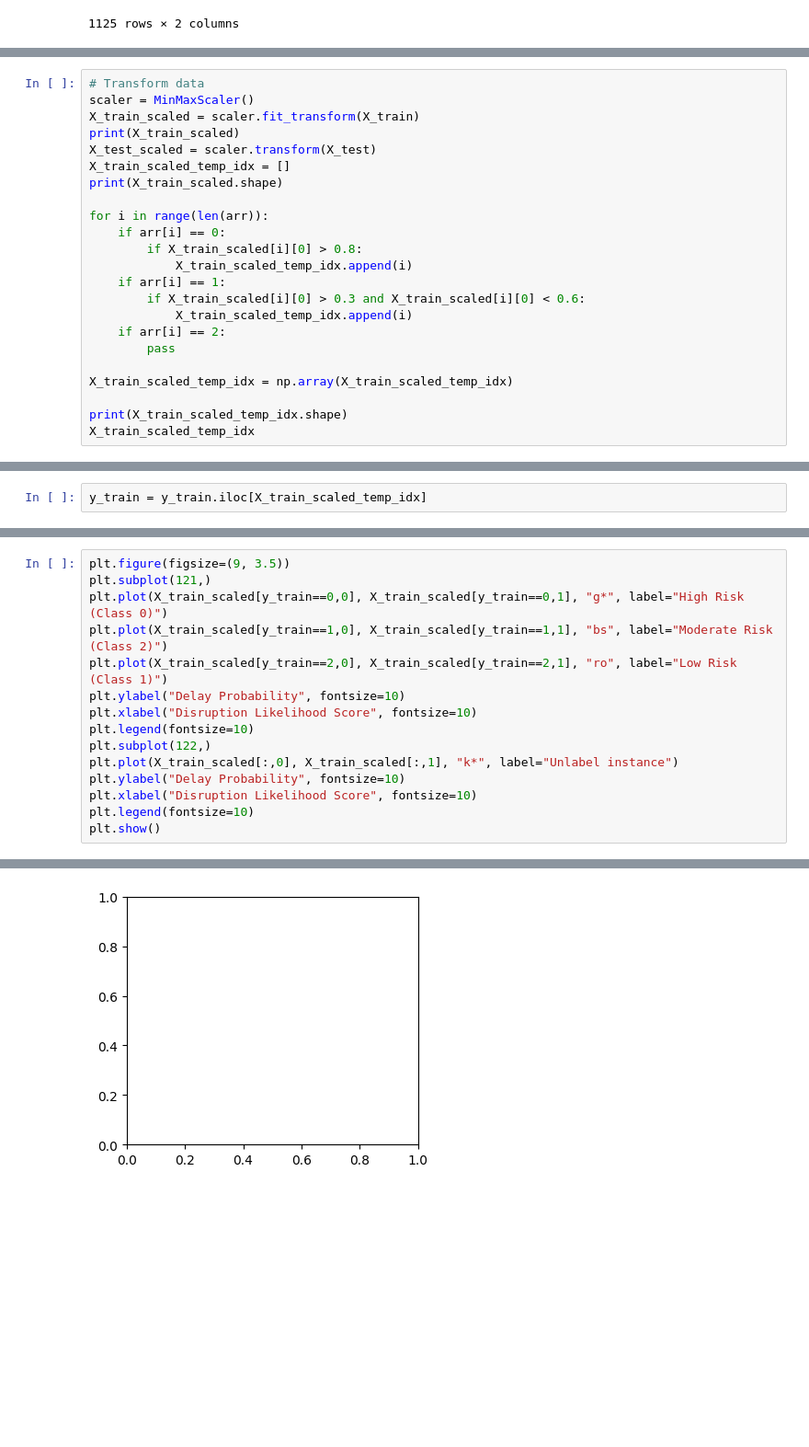
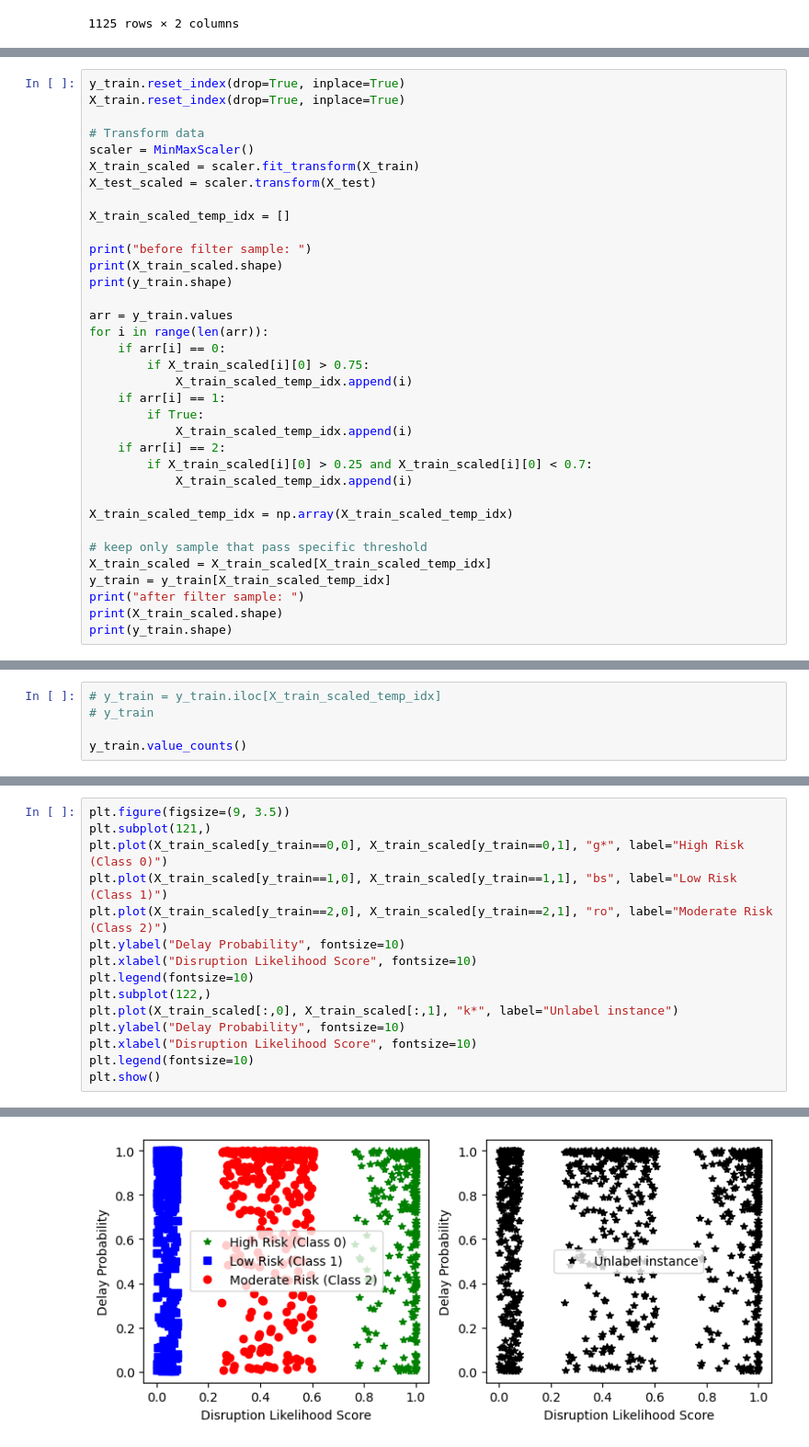
Before and after one commit to ML-PROJECT-KMITL/logistic-ml-project, a Jupyter notebook: classification/kmean_algomerative/kmean_algomerative.ipynb, the cells around one changed output, grey strips where cells are left out. Shown at 92% size. Drawn from its saved outputs; the diff is of its cells as text; blank space fills up the shorter version.

```diff
--- a/classification/kmean_algomerative/kmean_algomerative.ipynb
+++ b/classification/kmean_algomerative/kmean_algomerative.ipynb
@@ -229,24 +195,36 @@ RangeIndex(start=0, stop=1125, step=1)
 # %%
+y_train.reset_index(drop=True, inplace=True)
+X_train.reset_index(drop=True, inplace=True)
+
 # Transform data
 scaler = MinMaxScaler()
 X_train_scaled = scaler.fit_transform(X_train)
-print(X_train_scaled)
 X_test_scaled = scaler.transform(X_test)
+
 X_train_scaled_temp_idx = []
+
+print("before filter sample: ")
 print(X_train_scaled.shape)
+print(y_train.shape)
 
+arr = y_train.values
 for i in range(len(arr)):
     if arr[i] == 0:
-        if X_train_scaled[i][0] > 0.8:
+        if X_train_scaled[i][0] > 0.75:
             X_train_scaled_temp_idx.append(i)
     if arr[i] == 1:
-        if X_train_scaled[i][0] > 0.3 and X_train_scaled[i][0] < 0.6:
+        if True:
             X_train_scaled_temp_idx.append(i)
     if arr[i] == 2:
-        pass
+        if X_train_scaled[i][0] > 0.25 and X_train_scaled[i][0] < 0.7:
+            X_train_scaled_temp_idx.append(i)
 
 X_train_scaled_temp_idx = np.array(X_train_scaled_temp_idx)
 
-print(X_train_scaled_temp_idx.shape)
-X_train_scaled_temp_idx
+# keep only sample that pass specific threshold
+X_train_scaled = X_train_scaled[X_train_scaled_temp_idx]
+y_train = y_train[X_train_scaled_temp_idx]
+print("after filter sample: ")
+print(X_train_scaled.shape)
+print(y_train.shape)
 # %% [output]
@@ -279,2 +237,5 @@ array([   4,   10,   26,   29,   31,   32,   33,   36,   38,   41,   45,
 # %%
-y_train = y_train.iloc[X_train_scaled_temp_idx]
+# y_train = y_train.iloc[X_train_scaled_temp_idx]
+# y_train
+
+y_train.value_counts()
@@ -282,8 +249,8 @@ y_train = y_train.iloc[X_train_scaled_temp_idx]
 plt.figure(figsize=(9, 3.5))
 plt.subplot(121,)
 plt.plot(X_train_scaled[y_train==0,0], X_train_scaled[y_train==0,1], "g*", label="High Risk (Class 0)")
-plt.plot(X_train_scaled[y_train==1,0], X_train_scaled[y_train==1,1], "bs", label="Moderate Risk (Class 2)")
-plt.plot(X_train_scaled[y_train==2,0], X_train_scaled[y_train==2,1], "ro", label="Low Risk (Class 1)")
+plt.plot(X_train_scaled[y_train==1,0], X_train_scaled[y_train==1,1], "bs", label="Low Risk (Class 1)")
+plt.plot(X_train_scaled[y_train==2,0], X_train_scaled[y_train==2,1], "ro", label="Moderate Risk (Class 2)")
 plt.ylabel("Delay Probability", fontsize=10)
 plt.xlabel("Disruption Likelihood Score", fontsize=10)
 plt.legend(fontsize=10)
@@ -298 +264 @@ IndexError: boolean index did not match indexed array along axis 0; size of axis
-[figure, old version]
+[figure, new version]
```
Also changed, not shown: parts of 18 cells of this notebook, 1 other file.
